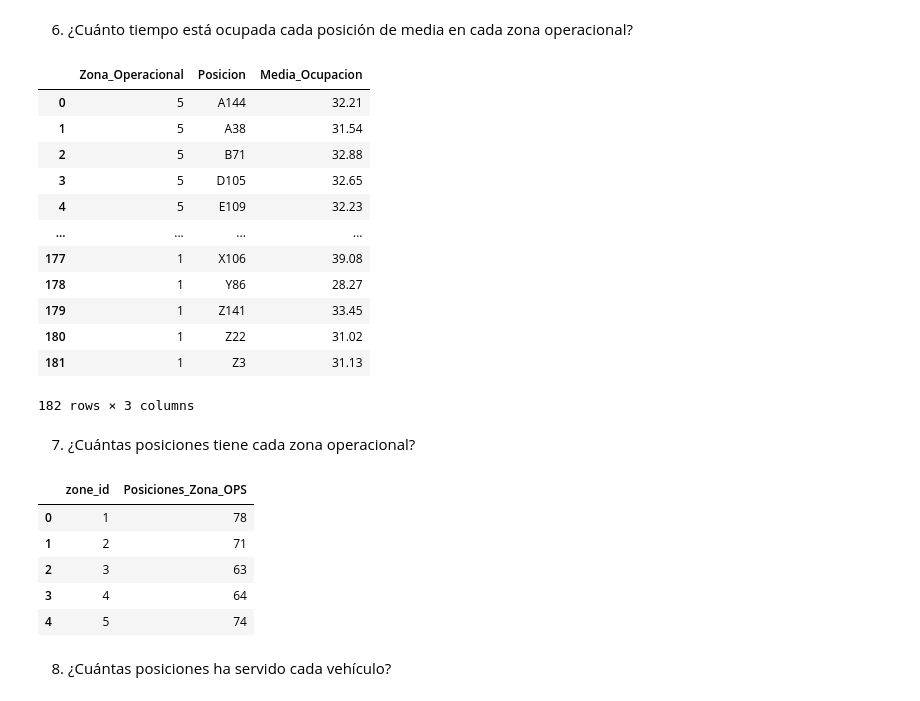
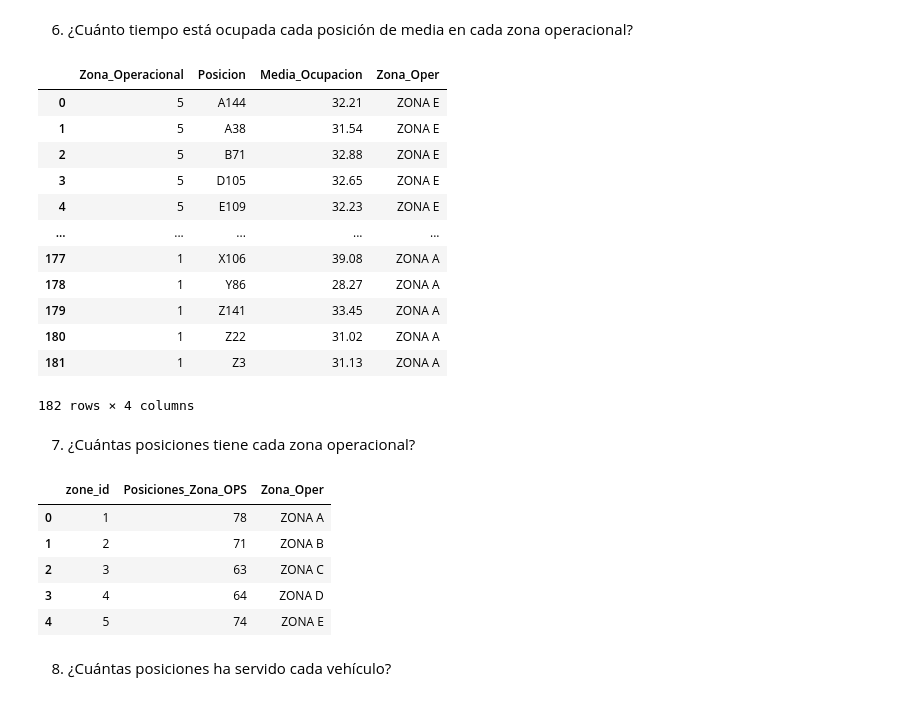
Before and after one commit to ManuelVAleman/Proyecto-final-ETL, a Jupyter notebook: practica_final_test.ipynb, the cells around one changed output. Cells and saved outputs as stored; diff of their text form; code cells hidden in the pictures.

```diff
--- a/practica_final_test.ipynb
+++ b/practica_final_test.ipynb
@@ -155,41 +133,52 @@ LEFT JOIN (
 # %% [markdown]
 6. ¿Cuánto tiempo está ocupada cada posición de media en cada zona operacional?
 # %%
-sql('''SELECT posiciones.zone_id AS Zona_Operacional, posiciones.nombre AS Posicion, ROUND(AVG(servicios.minutos), 2) AS Media_Ocupacion
+sql('''SELECT posiciones.zone_id AS Zona_Operacional, posiciones.nombre AS Posicion, ROUND(AVG(servicios.minutos), 2) AS Media_Ocupacion,
+        CASE
+	WHEN zone_id=1 then 'ZONA A'
+    WHEN zone_id=2 then 'ZONA B'
+    WHEN zone_id=3 THEN 'ZONA C'
+    WHEN zone_id=4 THEN 'ZONA D'
+    WHEN zone_id=5 THEN 'ZONA E' END AS Zona_Oper
 FROM posiciones
 JOIN vuelos ON posiciones.id = vuelos.id_posicion
 JOIN servicios ON vuelos.id = servicios.id_vuelo
 GROUP BY posiciones.zone_id, posiciones.nombre
-ORDER BY posiciones.zone_id DESC
-''')
+ORDER BY posiciones.zone_id DESC''')
 #REVISAR
 # %% [output]
-|  | Zona_Operacional | Posicion | Media_Ocupacion |
-| 0 | 5 | A144 | 32.21 |
-| 1 | 5 | A38 | 31.54 |
-| 2 | 5 | B71 | 32.88 |
-| 3 | 5 | D105 | 32.65 |
-| 4 | 5 | E109 | 32.23 |
-| ... | ... | ... | ... |
-| 177 | 1 | X106 | 39.08 |
-| 178 | 1 | Y86 | 28.27 |
-| 179 | 1 | Z141 | 33.45 |
-| 180 | 1 | Z22 | 31.02 |
-| 181 | 1 | Z3 | 31.13 |
+|  | Zona_Operacional | Posicion | Media_Ocupacion | Zona_Oper |
+| 0 | 5 | A144 | 32.21 | ZONA E |
+| 1 | 5 | A38 | 31.54 | ZONA E |
+| 2 | 5 | B71 | 32.88 | ZONA E |
+| 3 | 5 | D105 | 32.65 | ZONA E |
+| 4 | 5 | E109 | 32.23 | ZONA E |
+| ... | ... | ... | ... | ... |
+| 177 | 1 | X106 | 39.08 | ZONA A |
+| 178 | 1 | Y86 | 28.27 | ZONA A |
+| 179 | 1 | Z141 | 33.45 | ZONA A |
+| 180 | 1 | Z22 | 31.02 | ZONA A |
+| 181 | 1 | Z3 | 31.13 | ZONA A |
-182 rows × 3 columns
+182 rows × 4 columns
 # %% [markdown]
 7. ¿Cuántas posiciones tiene cada zona operacional?
 # %%
 #Opción 2
-sql("SELECT zone_id, COUNT(DISTINCT ID) as Posiciones_Zona_OPS FROM posiciones GROUP BY zone_id")
+sql('''SELECT zone_id, COUNT(DISTINCT ID) as Posiciones_Zona_OPS,
+    CASE
+	WHEN zone_id=1 then 'ZONA A'
+    WHEN zone_id=2 then 'ZONA B'
+    WHEN zone_id=3 THEN 'ZONA C'
+    WHEN zone_id=4 THEN 'ZONA D'
+    WHEN zone_id=5 THEN 'ZONA E' END AS Zona_Oper FROM posiciones GROUP BY zone_id''')
 #Sumamos el total de las posiciones por cada zona operacional usando un DISTINCT en ID de cada zone_id, finalmente agrupamos por zone_id para obtener la tabla.
 # %% [output]
-|  | zone_id | Posiciones_Zona_OPS |
-| 0 | 1 | 78 |
-| 1 | 2 | 71 |
-| 2 | 3 | 63 |
-| 3 | 4 | 64 |
-| 4 | 5 | 74 |
+|  | zone_id | Posiciones_Zona_OPS | Zona_Oper |
+| 0 | 1 | 78 | ZONA A |
+| 1 | 2 | 71 | ZONA B |
+| 2 | 3 | 63 | ZONA C |
+| 3 | 4 | 64 | ZONA D |
+| 4 | 5 | 74 | ZONA E |
 # %% [markdown]
 8. ¿Cuántas posiciones ha servido cada vehículo?
 # %%
```
Also changed, not shown: parts of 5 cells of this notebook.
